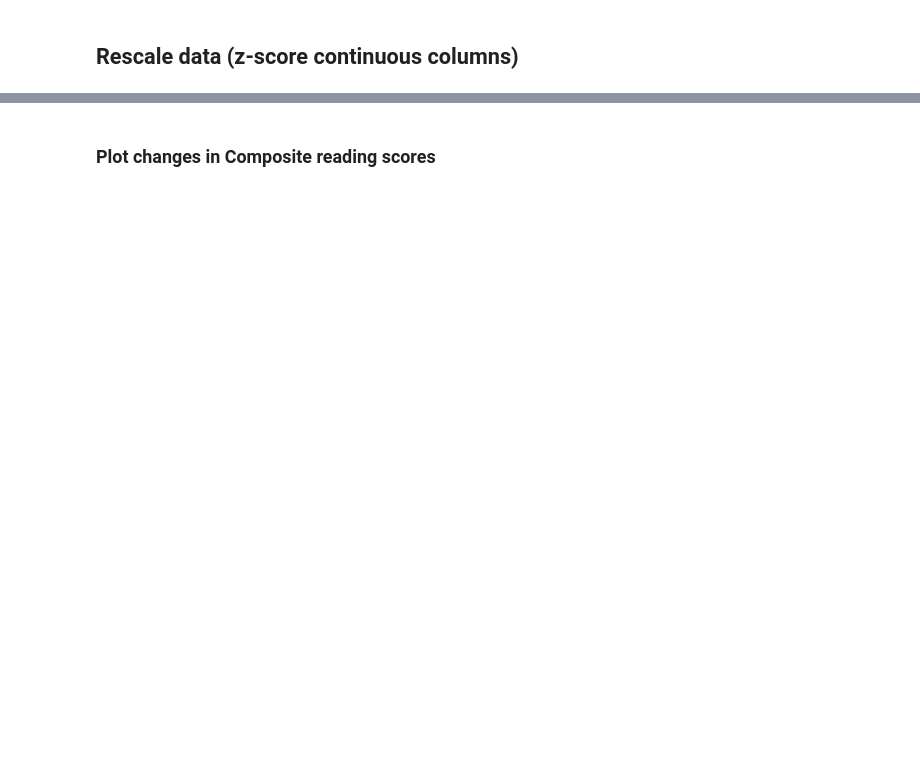
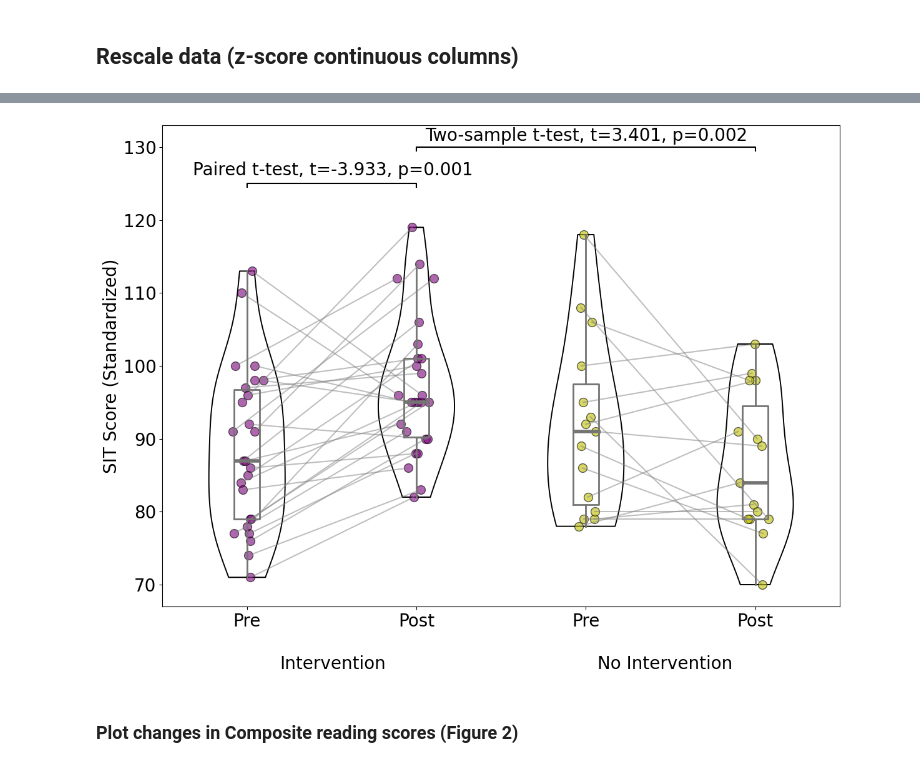
Before and after one commit to smeisler/Meisler_ReadingInt_DWI, a Jupyter notebook: stats/stats.ipynb, the cells around one changed output, grey strips where cells are left out. Drawn from its saved outputs; the diff is of its cells as text; code cells hidden in the pictures; blank space fills up the shorter version.

```diff
--- a/stats/stats.ipynb
+++ b/stats/stats.ipynb
@@ -301,39 +451,42 @@ ax.boxplot(
     boxprops = boxprops
 )
 
 # Add jittered dots
 for x, y, color in zip(x_jittered_noint, scores_noint, COLOR_SCALE[2:]):
     ax.scatter(x, y, s = 100, color=color, alpha=0.6, edgecolors='k')
 # Add lines connecting the pre-post pairs
 for i in range(np.shape(x_jittered_noint)[1]):
     plt.plot([x_jittered_noint[0][i], x_jittered_noint[1][i]], [scores_noint[0][i], scores_noint[1][i]], color='gray', alpha=0.5)
 
 ### Add some labels and text to the plot
-plt.ylabel('SIT Score (Standardized)')
-plt.xticks(ticks=POSITIONS, labels=['Pre', 'Post', 'Pre', 'Post'])
+plt.ylabel('SIT Score (Standardized)', fontsize=20)
+plt.xticks(ticks=POSITIONS, labels=['Pre', 'Post', 'Pre', 'Post'], fontsize=20)
+plt.yticks(fontsize=20)
 txt="Intervention"
 plt.figtext(.32, 0.01, txt, wrap=True, horizontalalignment='center', fontsize=20)
 txt="No Intervention"
 plt.figtext(.7, 0.01, txt, wrap=True, horizontalalignment='center', fontsize=20)
 
 ### Add some significance brackets
 # For paired t-test
 height = 125
 ax.plot([0, 0, 1, 1], [height - tick_len, height, height, height - tick_len], c="black")
 test = st.ttest_rel(scores_int[0], scores_int[1])
 txt=f"Paired t-test, t={test.statistic:.3f}, p={test.pvalue:.3f}"
-plt.figtext(.32, .8, txt, wrap=True, horizontalalignment='center', fontsize=12)
+plt.figtext(.32, .8, txt, wrap=True, horizontalalignment='center', fontsize=20)
 # For two-sample t-test
 height = 130
 ax.plot([1, 1, 3, 3], [height - tick_len, height, height, height - tick_len], c="black")
 test = st.ttest_ind(scores_int[1], scores_noint[1])
 txt=f"Two-sample t-test, t={test.statistic:.3f}, p={test.pvalue:.3f}"
-plt.figtext(.6, .855, txt, wrap=True, horizontalalignment='center', fontsize=12)
+plt.figtext(.61, .855, txt, wrap=True, horizontalalignment='center', fontsize=20)
 
 plt.savefig(f'figures/SIT_score_figure.png', bbox_inches='tight')
 plt.show()
+# %% [output]
+[figure, added]
 # %% [markdown]
-### Plot changes in Composite reading scores
+### Plot changes in Composite reading scores (Figure 2)
 # %%
 # Create figure/axes object
 fig, ax = plt.subplots(figsize= (14, 10))
```
Also changed, not shown: parts of 18 cells of this notebook.
